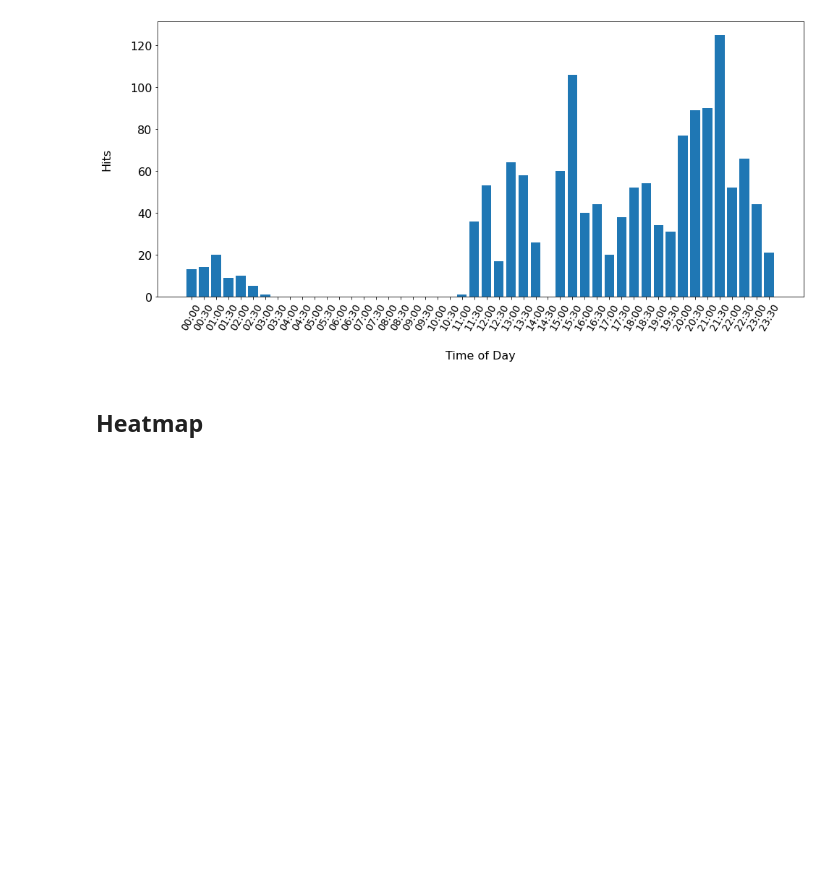
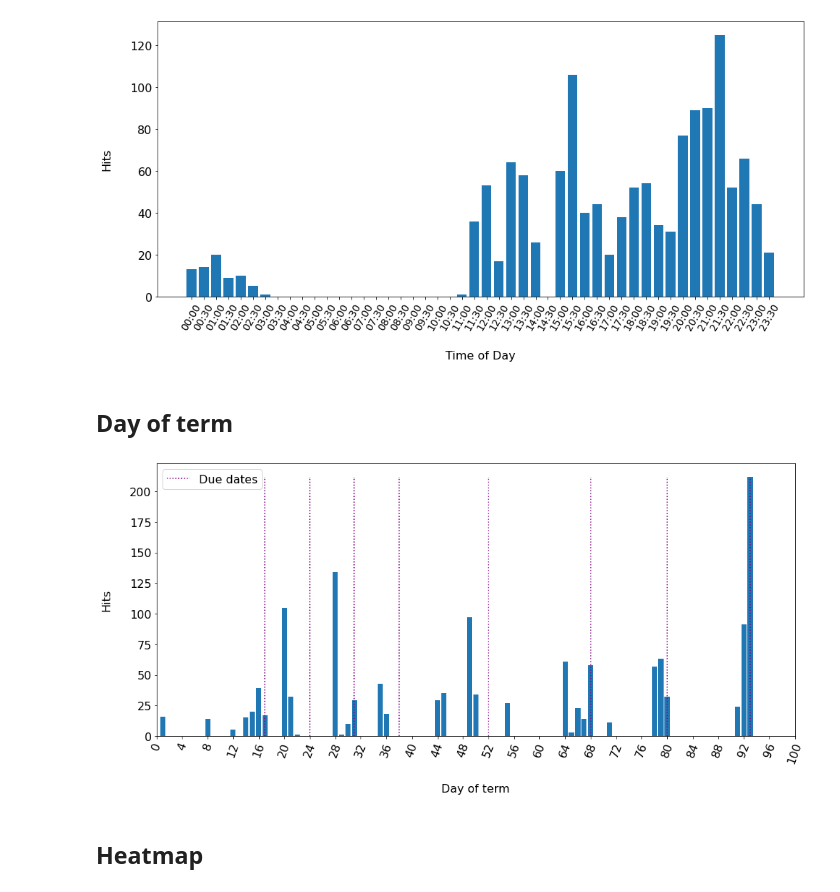
Before and after one commit to qhyun2/DVATIHCRBMCS136C, a Jupyter notebook: Visualizations.ipynb, the cells around one changed output. Drawn from its saved outputs; the diff is of its cells as text; code cells hidden in the pictures; blank space fills up the shorter version.

```diff
--- a/Visualizations.ipynb
+++ b/Visualizations.ipynb
@@ -113,6 +115,29 @@ _ = ax.set_xticklabels(labels, {"fontsize": 14})
 _ = plt.xticks(rotation=60)
 # %% [output]
 [figure]
+# %% [markdown]
+## Day of term
+# %%
+fig, ax = plt.subplots()
+ax.set_xlabel("Day of term")
+ax.set_ylabel("Hits")
+
+bins = np.array([i for i in range(math.floor(dates[0]), math.ceil(dates[-1]))])
+
+bined = np.digitize(dates, bins)
+times, counts = np.unique(bined, return_counts=True)
+
+ax.bar(times, counts)
+
+duedates = [17, 24, 31, 38, 52, 68, 80, 93]
+ax.vlines(duedates, 0, max(counts), colors='purple', linestyles='dotted', label='Due dates')
+ax.legend()
+
+_ = ax.set_xticks(np.linspace(0, 100, 25 + 1))
+_ = plt.xticks(rotation=70)
+_ = ax.set_xlim(0)
+# %% [output]
+[figure, added]
 # %% [markdown]
 ## Heatmap
 # %%
```
Also changed, not shown: parts of 3 cells of this notebook, 1 other file.
